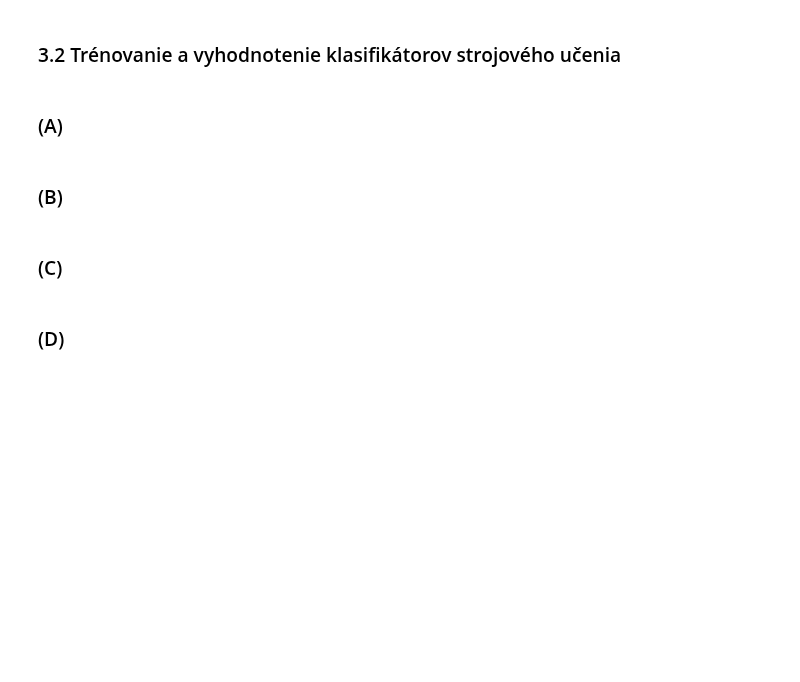
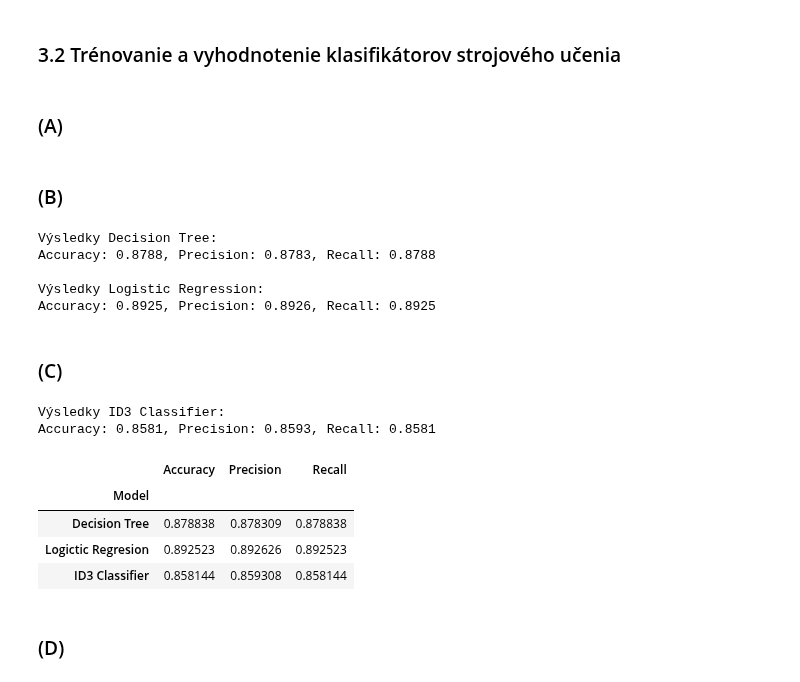
Before and after one commit to LeonRado1/IAU-zadanie, a Jupyter notebook: machine_learning.ipynb, the cells around one changed output. Saved outputs shown, nothing was run; the diff lists cells and outputs as text; code cells hidden in the pictures; blank space fills up the shorter version.

```diff
--- a/machine_learning.ipynb
+++ b/machine_learning.ipynb
@@ -92,6 +260,55 @@ X_test_transformed = pipeline.transform(X_test)
 # %% [markdown]
 ### (B)
+# %%
+lr_model = LogisticRegression(max_iter=500, random_state=42)
+lr_model.fit(X_train_transformed, y_train)
+lr_predictions = lr_model.predict(X_test_transformed)
+# %%
+dt_accuracy = accuracy_score(y_test, dt_predictions)
+dt_precision = precision_score(y_test, dt_predictions, average='weighted')
+dt_recall = recall_score(y_test, dt_predictions, average='weighted')
+
+lr_accuracy = accuracy_score(y_test, lr_predictions)
+lr_precision = precision_score(y_test, lr_predictions, average='weighted')
+lr_recall = recall_score(y_test, lr_predictions, average='weighted')
+
+print("Výsledky Decision Tree:")
+print(f"Accuracy: {dt_accuracy:.4f}, Precision: {dt_precision:.4f}, Recall: {dt_recall:.4f}")
+print("\nVýsledky Logistic Regression:")
+print(f"Accuracy: {lr_accuracy:.4f}, Precision: {lr_precision:.4f}, Recall: {lr_recall:.4f}")
+# %% [output]
+Výsledky Decision Tree:
+Accuracy: 0.8788, Precision: 0.8783, Recall: 0.8788
+
+Výsledky Logistic Regression:
+Accuracy: 0.8925, Precision: 0.8926, Recall: 0.8925
 # %% [markdown]
 ### (C)
+# %%
+id3_accuracy = accuracy_score(y_test, predictions_5)
+id3_precision = precision_score(y_test, predictions_5, average='weighted')
+id3_recall = recall_score(y_test, predictions_5, average='weighted')
+
+print("Výsledky ID3 Classifier:")
+print(f"Accuracy: {id3_accuracy:.4f}, Precision: {id3_precision:.4f}, Recall: {id3_recall:.4f}")
+# %% [output]
+Výsledky ID3 Classifier:
+Accuracy: 0.8581, Precision: 0.8593, Recall: 0.8581
+# %%
+results = pd.DataFrame({
+    'Model': ['Decision Tree', 'Logictic Regresion', 'ID3 Classifier'],
+    'Accuracy': [dt_accuracy, lr_accuracy, id3_accuracy],
+    'Precision': [dt_precision, lr_precision, id3_precision],
+    'Recall': [dt_recall, lr_recall, id3_recall]
+})
+
+results.set_index('Model', inplace=True)
+results
+# %% [output]
+|  | Accuracy | Precision | Recall |
+| Model |  |  |  |
+| Decision Tree | 0.878838 | 0.878309 | 0.878838 |
+| Logictic Regresion | 0.892523 | 0.892626 | 0.892523 |
+| ID3 Classifier | 0.858144 | 0.859308 | 0.858144 |
 # %% [markdown]
 ### (D)
```
Also changed, not shown: parts of 22 cells of this notebook, 1 other file.
